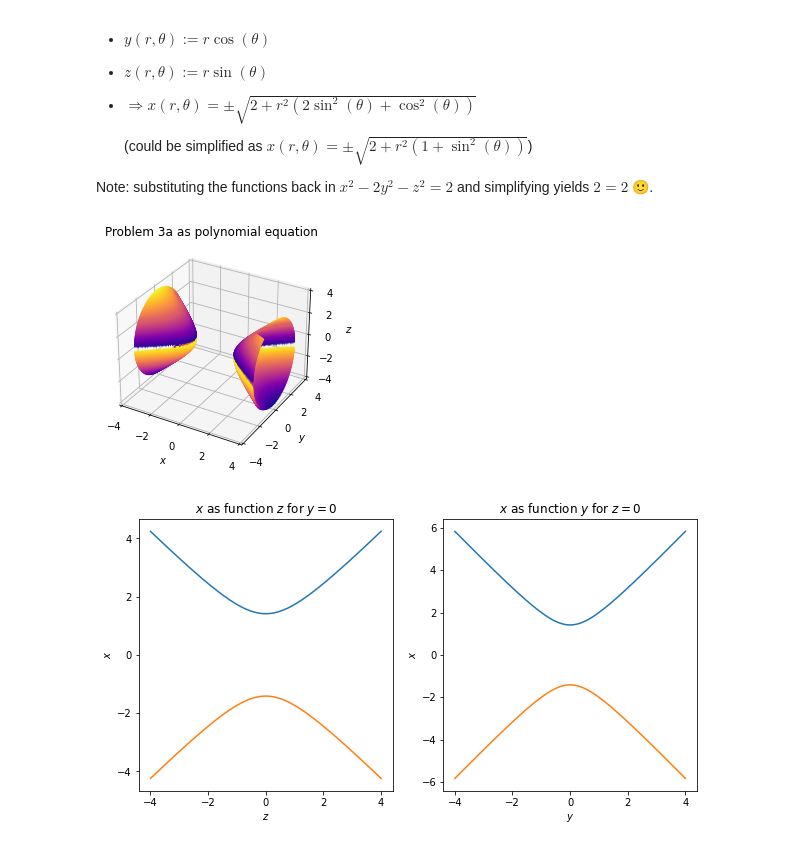
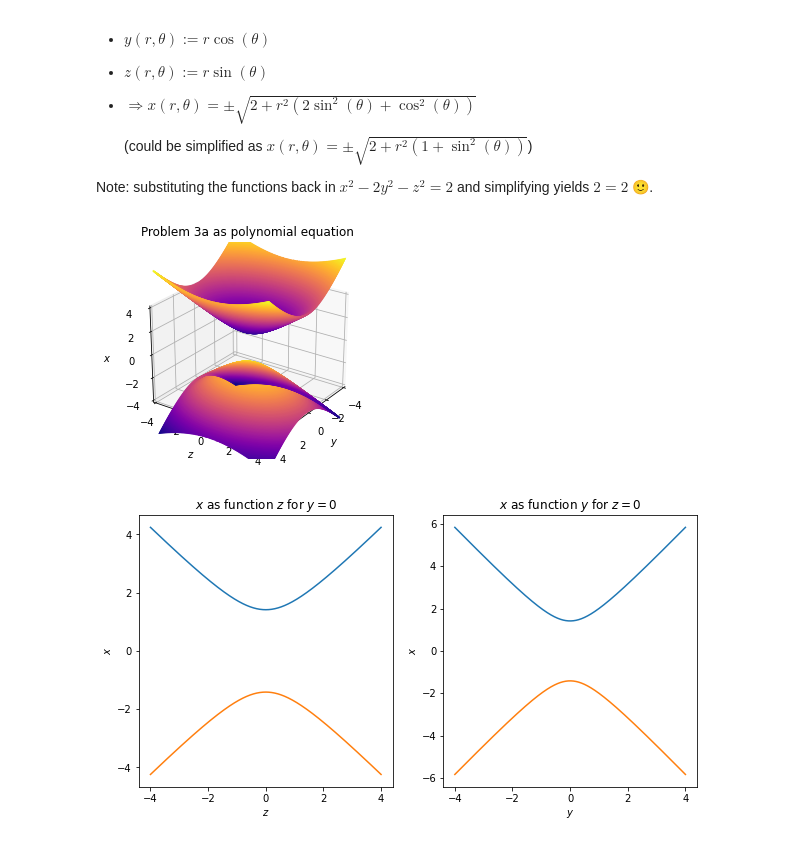
Before and after one commit to Nifrec/adv_calc_assignment, a Jupyter notebook: assignment_3/ass_3.ipynb, the cells around one changed output. Drawn from its saved outputs; the diff is of its cells as text; code cells hidden in the pictures.

Commit message:
Add plots

```diff
--- a/assignment_3/ass_3.ipynb
+++ b/assignment_3/ass_3.ipynb
@@ -162,35 +162,35 @@ Note: substituting the functions back in $x^2 -2y^2 -z^2 = 2$ and simplifying yi
 # %%
 def plot_3a_as_given():
     xy_limits = [-4, 4]
-    x = np.linspace(xy_limits[0], xy_limits[1], 800)
-    y = np.linspace(xy_limits[0], xy_limits[1], 800)
+    y = np.linspace(xy_limits[0], xy_limits[1], 200)
+    z = np.linspace(xy_limits[0], xy_limits[1], 200)
 
-    X, Y = np.meshgrid(x, y)
+    Y, Z = np.meshgrid(y, z)
 
-    Z_plus = np.sqrt(-2 + np.power(X, 2) - 2* np.power(Y, 2))
-    Z_min = - Z_plus
+    X_plus = np.sqrt(2 + 2*np.power(Y, 2) + np.power(Z, 2))
+    X_min = - X_plus
 
     fig = plt.figure()
     ax = plt.axes(projection='3d')
-    ax.contour3D(X, Y, Z_plus, 100, cmap='plasma')
-    ax.contour3D(X, Y, Z_min, 100, cmap='plasma')
+    ax.contour3D(Y, Z, X_plus, 300, cmap='plasma')
+    ax.contour3D(Y, Z, X_min, 300, cmap='plasma')
 
-    ax.set_xlabel('$x$')
-    ax.set_ylabel('$y$')
-    ax.set_zlabel('$z$')
+    ax.set_xlabel('$y$')
+    ax.set_ylabel('$z$')
+    ax.set_zlabel('$x$')
 
     ax.set_xlim(xy_limits)
     ax.set_ylim(xy_limits)
     ax.set_zlim([-4, 4])
 
     ax.set_title("Problem 3a as polynomial equation")
-    # ax.view_init(15, 35) # Angle at which plot is shown
+    ax.view_init(25, 35) # Angle at which plot is shown
 
     fig.savefig("ex3a_equation.pdf")
 
 plot_3a_as_given()
 # %% [output]
-[figure, old version]
+[figure, new version]
 # %%
 def plot_3a_for_x():
     limits = [-4, 4]
```
Also changed, not shown: parts of 1 cell of this notebook, 1 other file.
